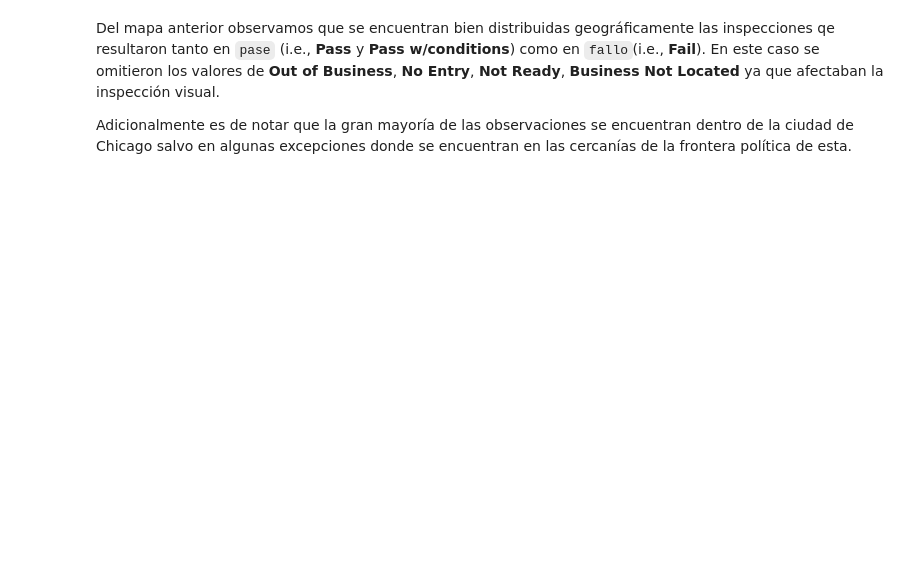
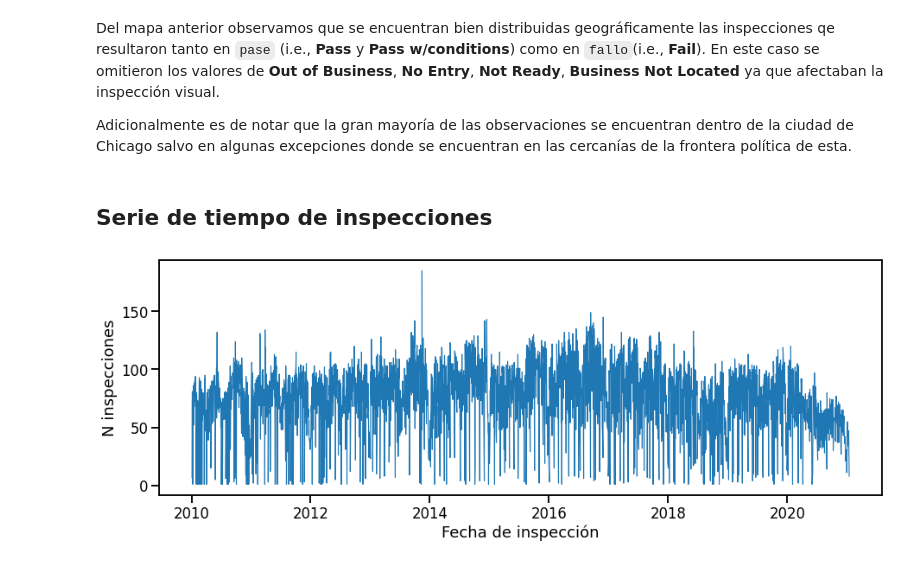
Before and after one commit to lechugaa/dpa-project, a Jupyter notebook: notebooks/eda.ipynb, the cells around one changed output. Cells and saved outputs as stored; diff of their text form; code cells hidden in the pictures; blank space fills up the shorter version.

```diff
--- a/notebooks/eda.ipynb
+++ b/notebooks/eda.ipynb
@@ -372,3 +374,17 @@ plt.legend(bbox_to_anchor=(1.05, 1), loc=2, borderaxespad=0.);
 Del mapa anterior observamos que se encuentran bien distribuidas geográficamente las inspecciones qe resultaron tanto en `pase` (i.e., **Pass** y **Pass w/conditions**) como en `fallo`(i.e., **Fail**). En este caso se omitieron los valores de **Out of Business**, **No Entry**, **Not Ready**, **Business Not Located** ya que afectaban la inspección visual.
 
 Adicionalmente es de notar que la gran mayoría de las observaciones se encuentran dentro de la ciudad de Chicago salvo en algunas excepciones donde se encuentran en las cercanías de la frontera política de esta.
+# %% [markdown]
+## Serie de tiempo de inspecciones
+# %%
+chicago_df['inspection_date'] = pd.to_datetime(chicago_df['inspection_date'])
+inspecciones_diarias = chicago_df.groupby(['inspection_date']).size().reset_index(name = "n")
+
+f = plt.subplots(figsize = (15,5))
+plt.xlabel("Fecha de inspección")
+plt.ylabel("N inspecciones")
+g = sns.lineplot(data = inspecciones_diarias, x = 'inspection_date', y = 'n', size = 0.01)
+
+g.legend_.remove()
+# %% [output]
+[figure, added]
```
Also changed, not shown: parts of 9 cells of this notebook.
